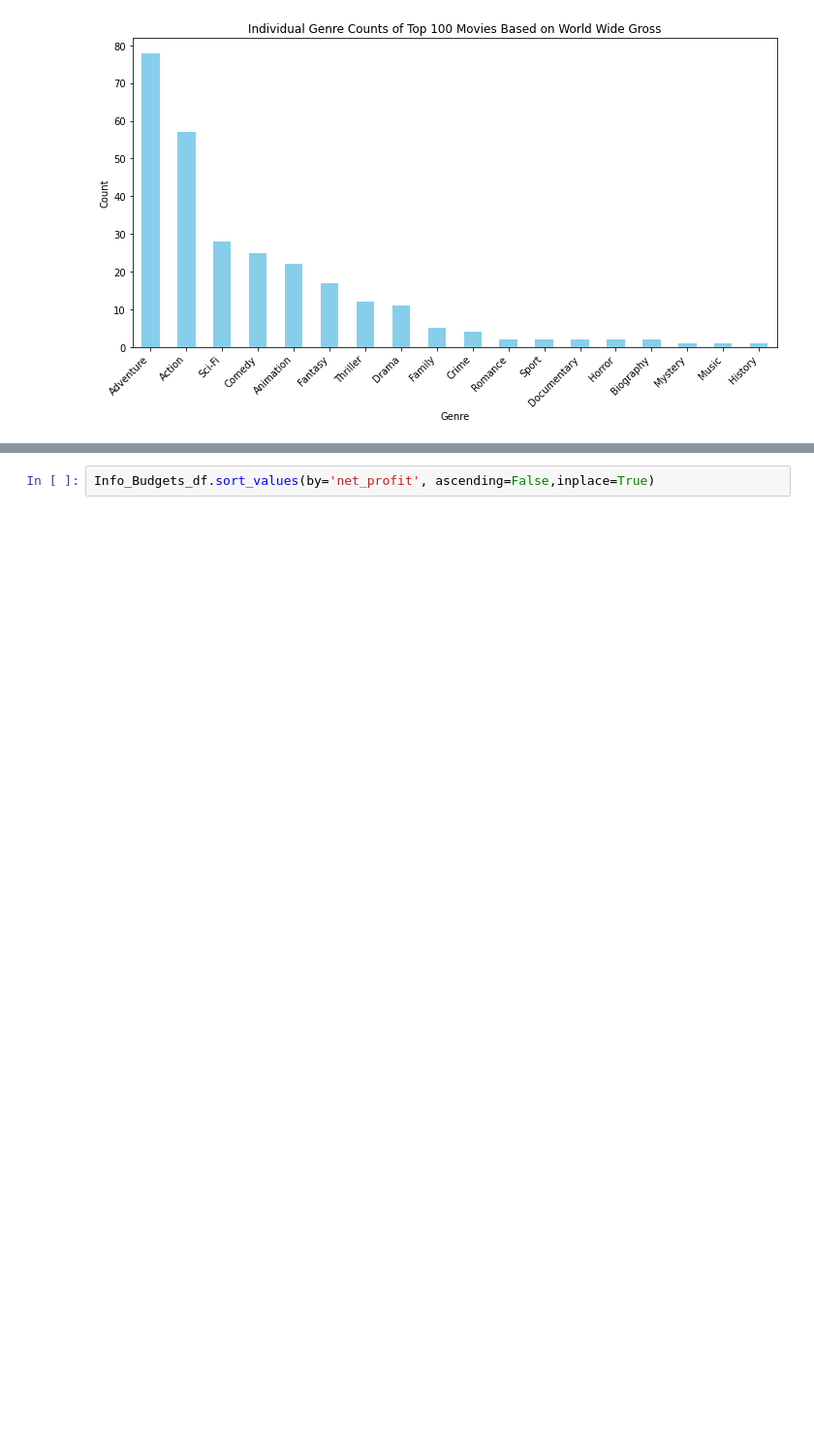
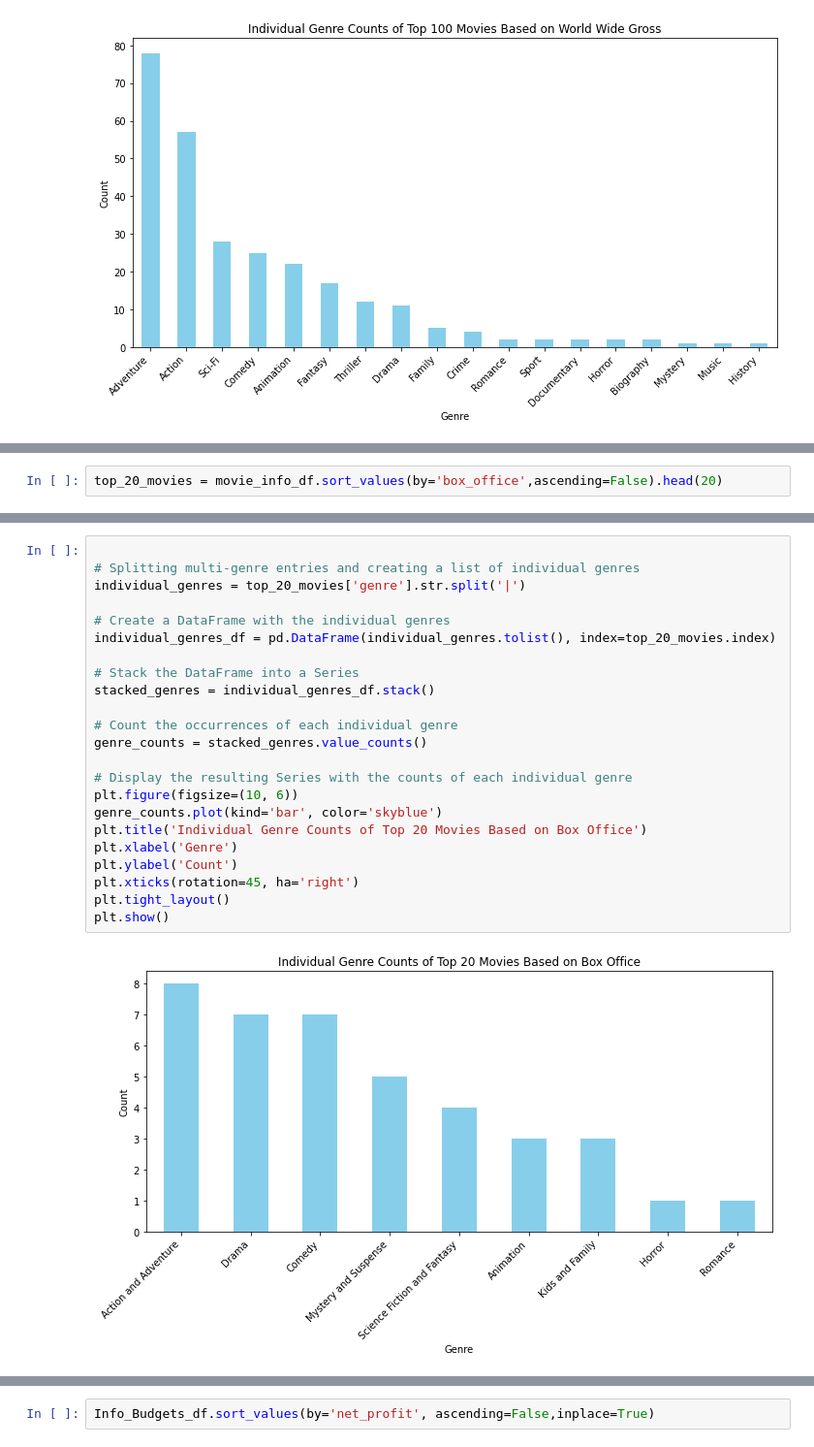
Before and after one commit to AmaniWanene/Project1-Microsoft-EDA, a Jupyter notebook: student.ipynb, the cells around one changed output, grey strips where cells are left out. Shown at 97% size. Saved outputs shown, nothing was run; the diff lists cells and outputs as text; blank space fills up the shorter version.

```diff
--- a/student.ipynb
+++ b/student.ipynb
@@ -850,0 +836,2 @@ plt.show()
+# %%
+top_20_movies = movie_info_df.sort_values(by='box_office',ascending=False).head(20)
@@ -851 +851,26 @@ plt.show()
+# %%
+
+# Splitting multi-genre entries and creating a list of individual genres
+individual_genres = top_20_movies['genre'].str.split('|')
+
+# Create a DataFrame with the individual genres
+individual_genres_df = pd.DataFrame(individual_genres.tolist(), index=top_20_movies.index)
+
+# Stack the DataFrame into a Series
+stacked_genres = individual_genres_df.stack()
+
+# Count the occurrences of each individual genre
+genre_counts = stacked_genres.value_counts()
+
+# Display the resulting Series with the counts of each individual genre
+plt.figure(figsize=(10, 6))
+genre_counts.plot(kind='bar', color='skyblue')
+plt.title('Individual Genre Counts of Top 20 Movies Based on Box Office')
+plt.xlabel('Genre')
+plt.ylabel('Count')
+plt.xticks(rotation=45, ha='right')
+plt.tight_layout()
+plt.show()
+# %% [output]
+[figure, added]
 # %% [markdown]
```
Also changed, not shown: parts of 37 cells of this notebook.
